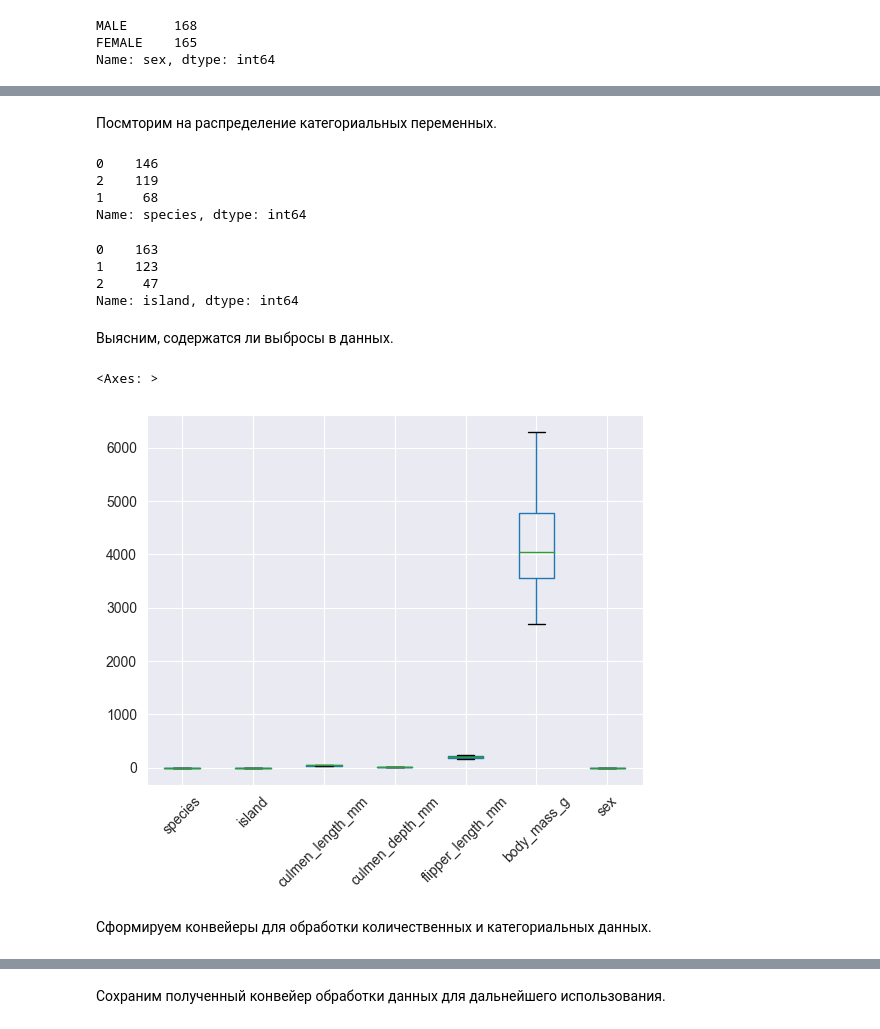
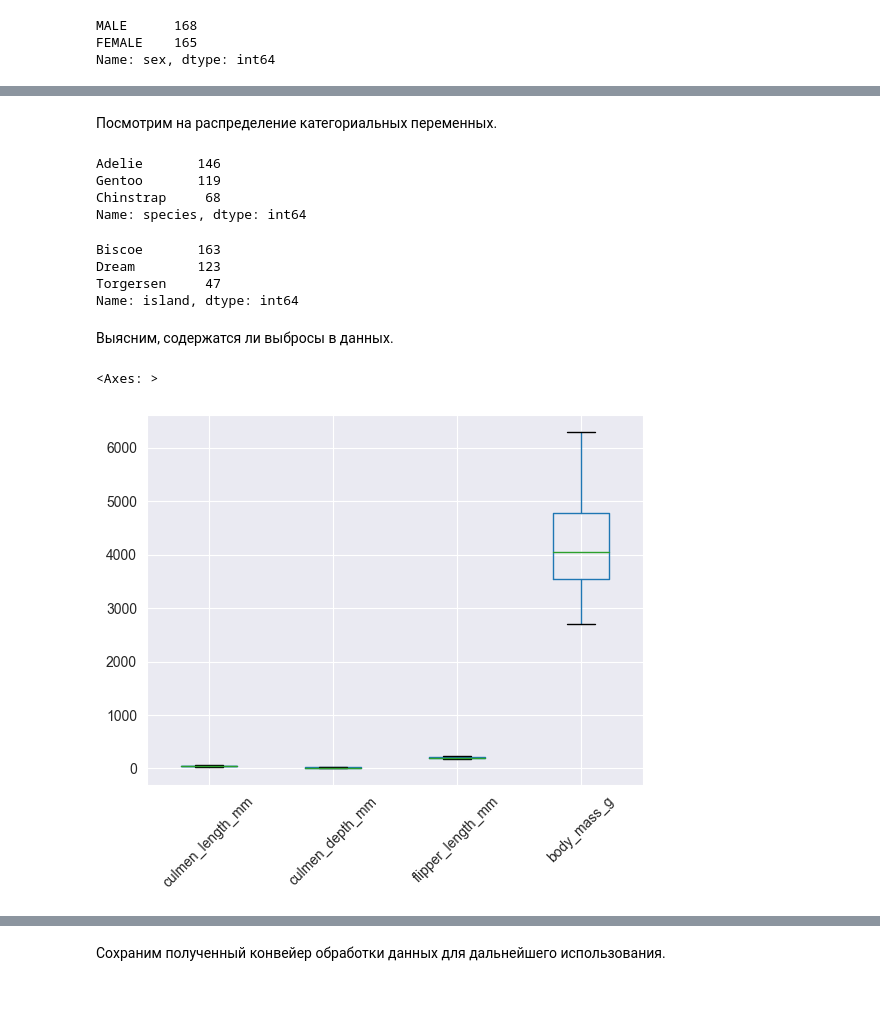
Before and after one commit to KirMaid/CloudCS-Lab1, a Jupyter notebook: notebooks/myModel.ipynb, the cells around one changed output, grey strips where cells are left out. Drawn from its saved outputs; the diff is of its cells as text; code cells hidden in the pictures; blank space fills up the shorter version.

```diff
--- a/notebooks/myModel.ipynb
+++ b/notebooks/myModel.ipynb
@@ -81,14 +76,6 @@ df["sex"].value_counts()
 MALE      168
 FEMALE    165
 Name: sex, dtype: int64
-# %%
-df["species"] = df["species"].map({
-    "Adelie": 0, "Chinstrap": 1, "Gentoo": 2,
-})
-# %%
-df["island"] = df["island"].map({
-    "Biscoe": 0, "Dream": 1, "Torgersen": 2,
-})
 # %%
 df["sex"] = df["sex"].map({
     "MALE": 0, "FEMALE": 1
@@ -126,26 +105,24 @@ pairplot(df)
 # %% [markdown]
-Посмторим на распределение категориальных переменных.
+Посмотрим на распределение категориальных переменных.
 # %%
 df["species"].value_counts()
 # %% [output]
-0    146
-2    119
-1     68
+Adelie       146
+Gentoo       119
+Chinstrap     68
 Name: species, dtype: int64
 # %%
 df["island"].value_counts()
 # %% [output]
-0    163
-1    123
-2     47
+Biscoe       163
+Dream        123
+Torgersen     47
 Name: island, dtype: int64
 # %% [markdown]
 Выясним, содержатся ли выбросы в данных.
 # %%
-df[["species", "island", "culmen_length_mm", "culmen_depth_mm", "flipper_length_mm",
-             "body_mass_g", "sex"]].boxplot(rot=45)
+df[["culmen_length_mm", "culmen_depth_mm", "flipper_length_mm",
+             "body_mass_g"]].boxplot(rot=45)
 # %% [output]
 <Axes: >
-[figure, old version]
+[figure, new version]
-# %% [markdown]
-Сформируем конвейеры для обработки количественных и категориальных данных.
```
Also changed, not shown: parts of 27 cells of this notebook, 4 other files.
